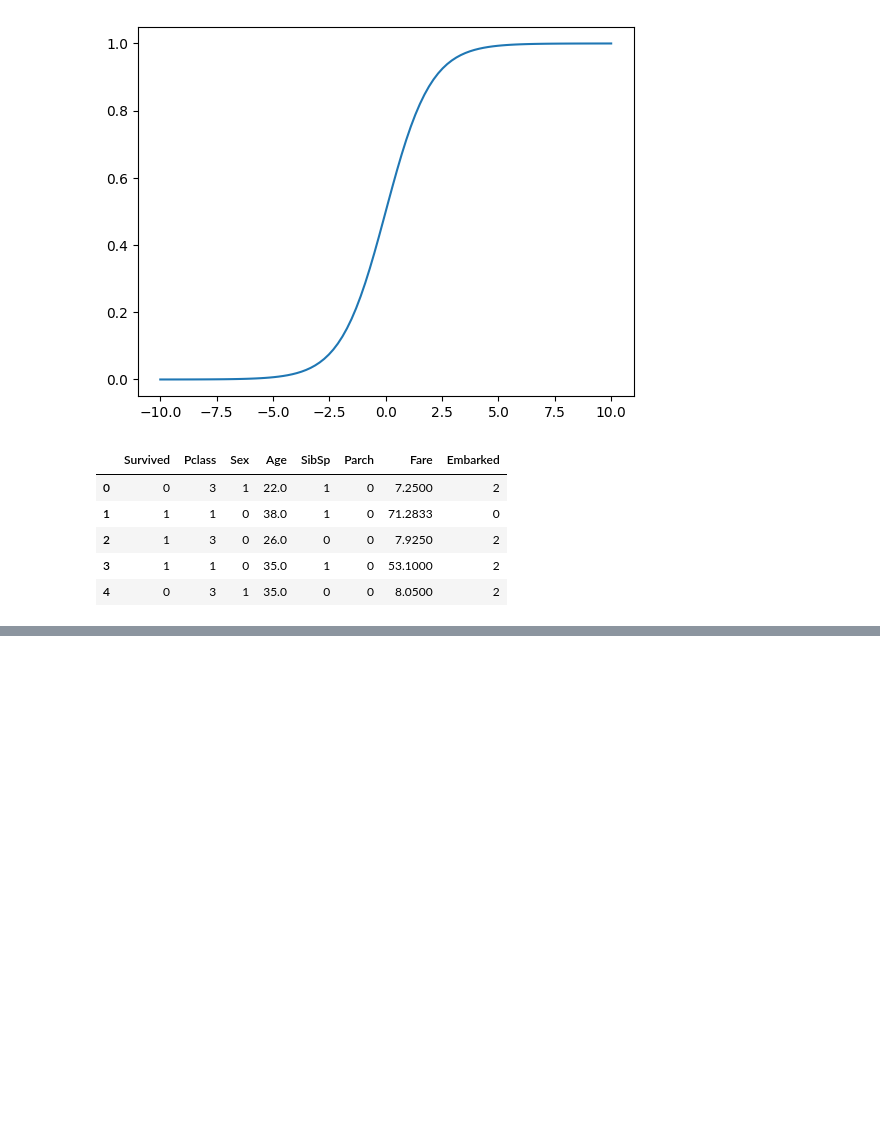
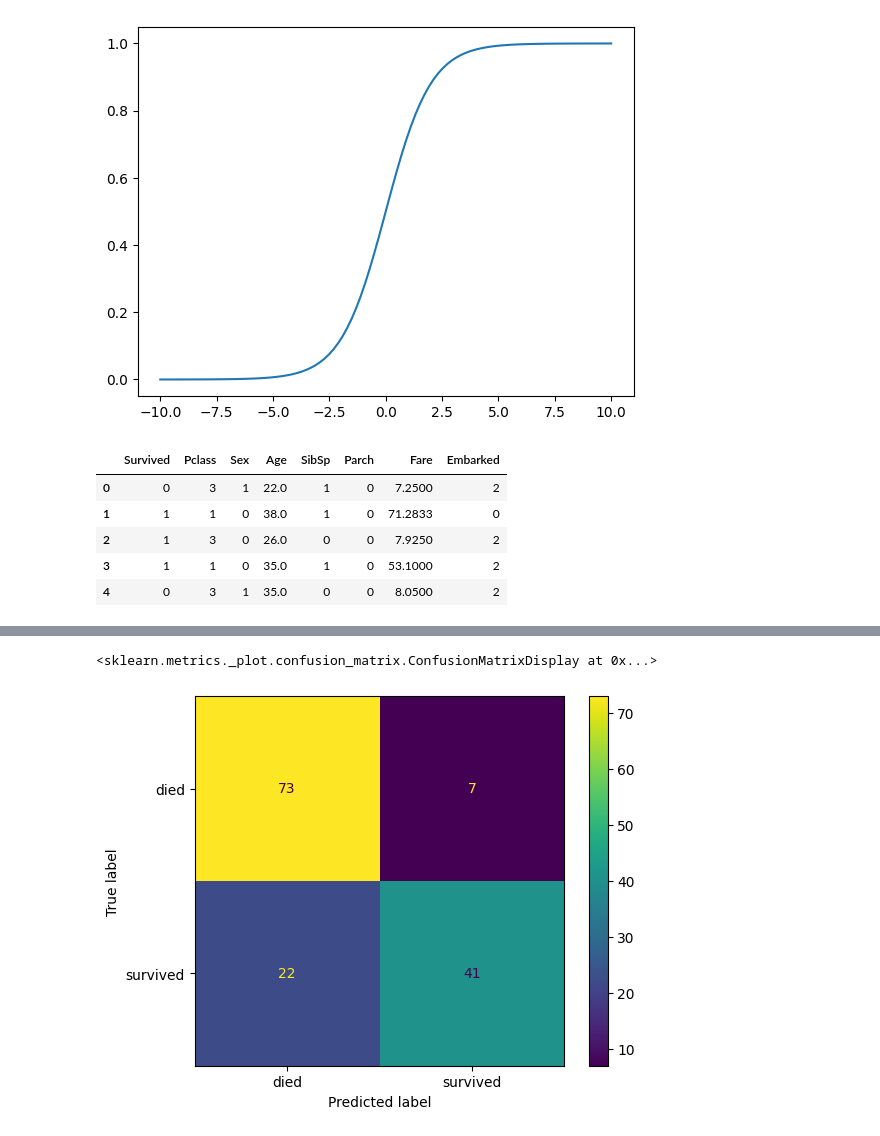
Before and after one commit to fxGRDN/ml-laby, a Jupyter notebook: list3.ipynb, the cells around one changed output, grey strips where cells are left out. Saved outputs shown, nothing was run; the diff lists cells and outputs as text; code cells hidden in the pictures; blank space fills up the shorter version.

```diff
--- a/list3.ipynb
+++ b/list3.ipynb
@@ -380,0 +383,5 @@ ConfusionMatrixDisplay(confusion_matrix(y_test, y_pred)).plot()
+# %%
+log_sk = LogisticRegression(max_iter=1000)
+log_sk.fit(X_train, y_train)
+y_pred_sk = log_sk.predict(X_test)
+print(classification_report(y_test, y_pred_sk, target_names=['died', 'survived']))
@@ -380,0 +397,5 @@ ConfusionMatrixDisplay(confusion_matrix(y_test, y_pred)).plot()
+# %%
+ConfusionMatrixDisplay(confusion_matrix(y_test, y_pred_sk), display_labels=['died', 'survived']).plot()
+# %% [output]
+<sklearn.metrics._plot.confusion_matrix.ConfusionMatrixDisplay at 0x...>
+[figure, added]
```
Also changed, not shown: parts of 19 cells of this notebook, 3 other files.
